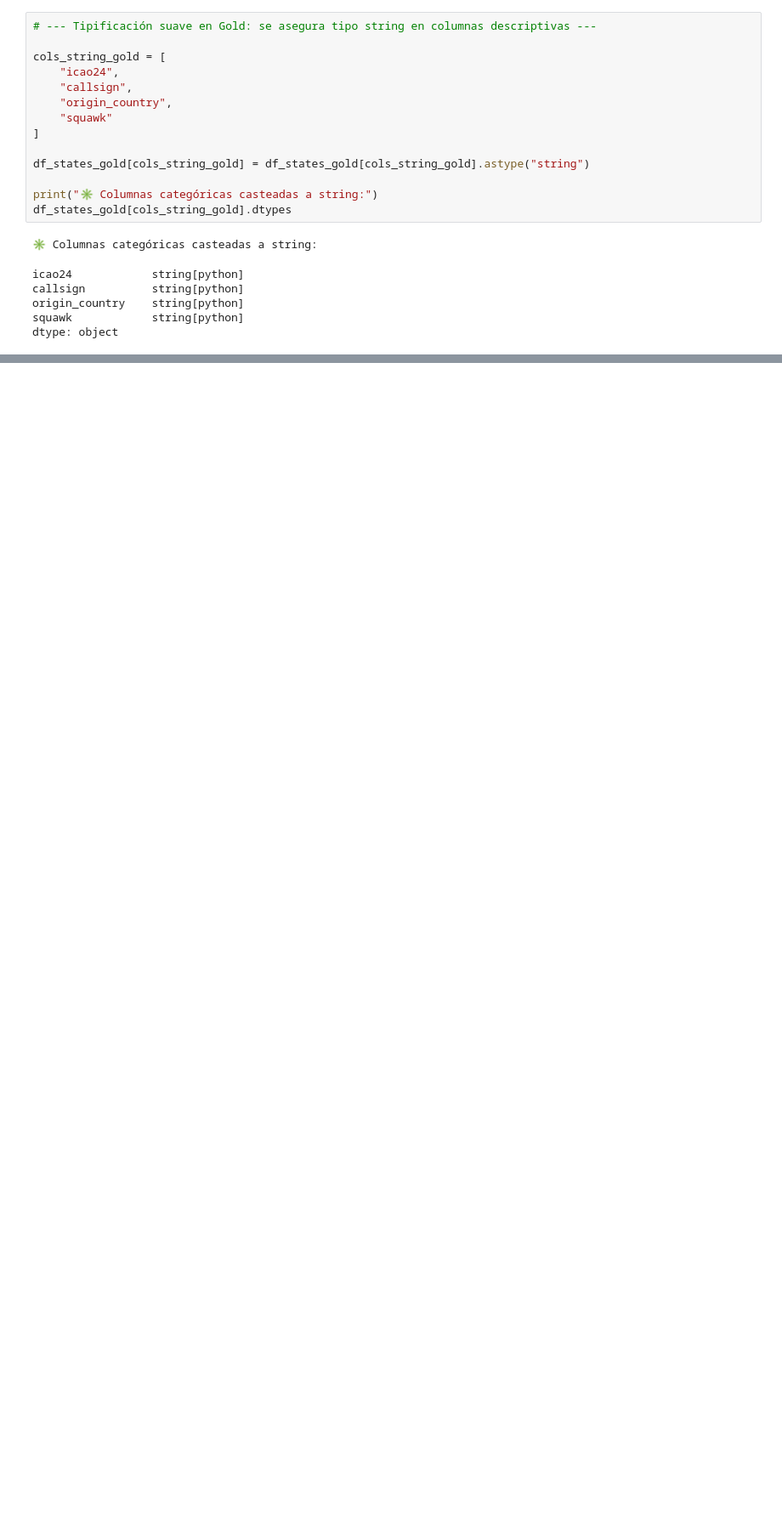
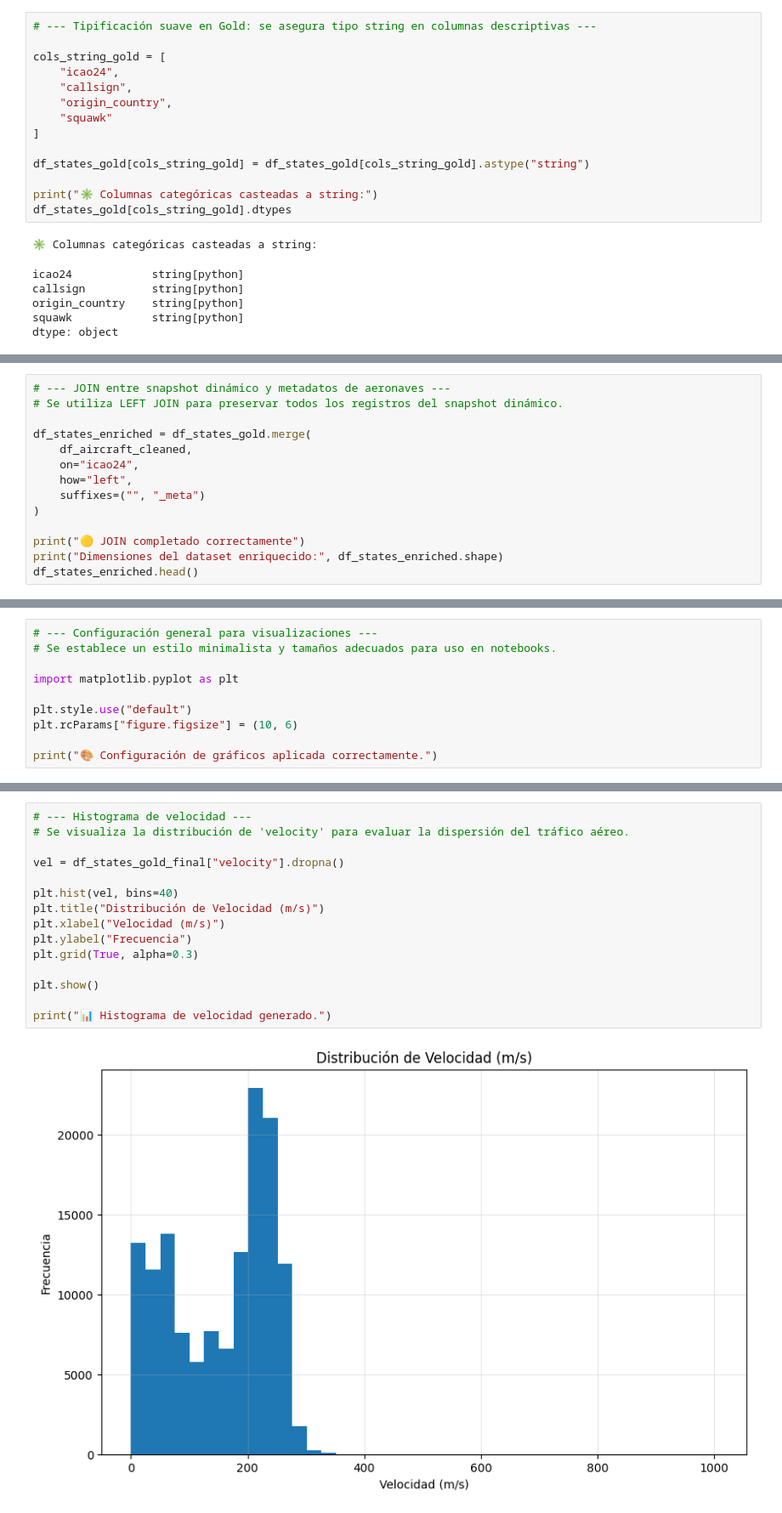
Before and after one commit to fernandezelias/ETL_OpenSky_Aviation, a Jupyter notebook: notebooks/01_opensky_etl.ipynb, the cells around one changed output, grey strips where cells are left out. Shown at 85% size. Saved outputs shown, nothing was run; the diff lists cells and outputs as text; blank space fills up the shorter version.

```diff
--- a/notebooks/01_opensky_etl.ipynb
+++ b/notebooks/01_opensky_etl.ipynb
@@ -1289,0 +1434,14 @@ pais_top: United States
+# %%
+# --- JOIN entre snapshot dinámico y metadatos de aeronaves ---
+# Se utiliza LEFT JOIN para preservar todos los registros del snapshot dinámico.
+
+df_states_enriched = df_states_gold.merge(
+    df_aircraft_cleaned,
+    on="icao24",
+    how="left",
+    suffixes=("", "_meta")
+)
+
+print("🟡 JOIN completado correctamente")
+print("Dimensiones del dataset enriquecido:", df_states_enriched.shape)
+df_states_enriched.head()
@@ -1289,0 +1650,10 @@ pais_top: United States
+# %%
+# --- Configuración general para visualizaciones ---
+# Se establece un estilo minimalista y tamaños adecuados para uso en notebooks.
+
+import matplotlib.pyplot as plt
+
+plt.style.use("default")
+plt.rcParams["figure.figsize"] = (10, 6)
+
+print("🎨 Configuración de gráficos aplicada correctamente.")
@@ -1289,0 +1662,17 @@ pais_top: United States
+# %%
+# --- Histograma de velocidad ---
+# Se visualiza la distribución de 'velocity' para evaluar la dispersión del tráfico aéreo.
+
+vel = df_states_gold_final["velocity"].dropna()
+
+plt.hist(vel, bins=40)
+plt.title("Distribución de Velocidad (m/s)")
+plt.xlabel("Velocidad (m/s)")
+plt.ylabel("Frecuencia")
+plt.grid(True, alpha=0.3)
+
+plt.show()
+
+print("📊 Histograma de velocidad generado.")
+# %% [output]
+[figure, added]
```
Also changed, not shown: parts of 37 cells of this notebook.
